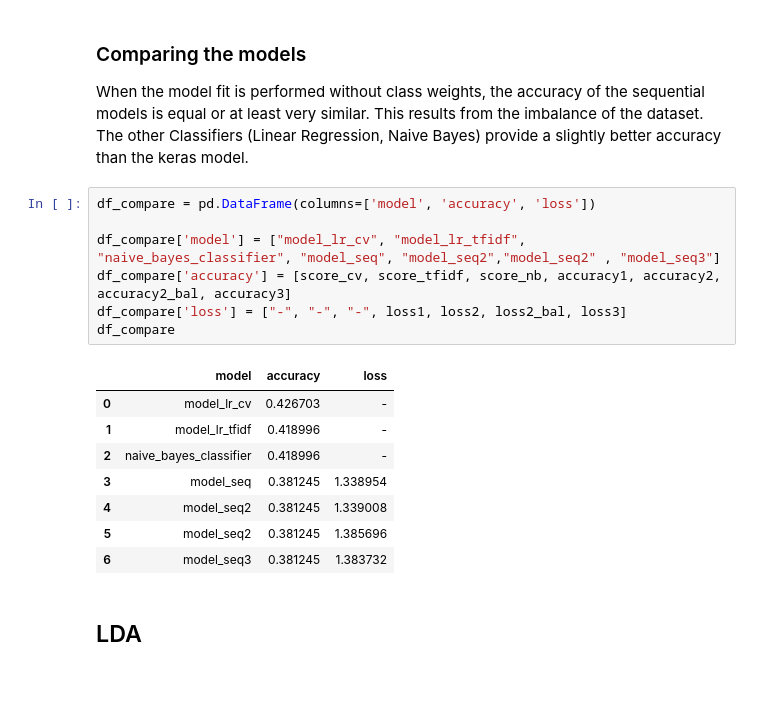
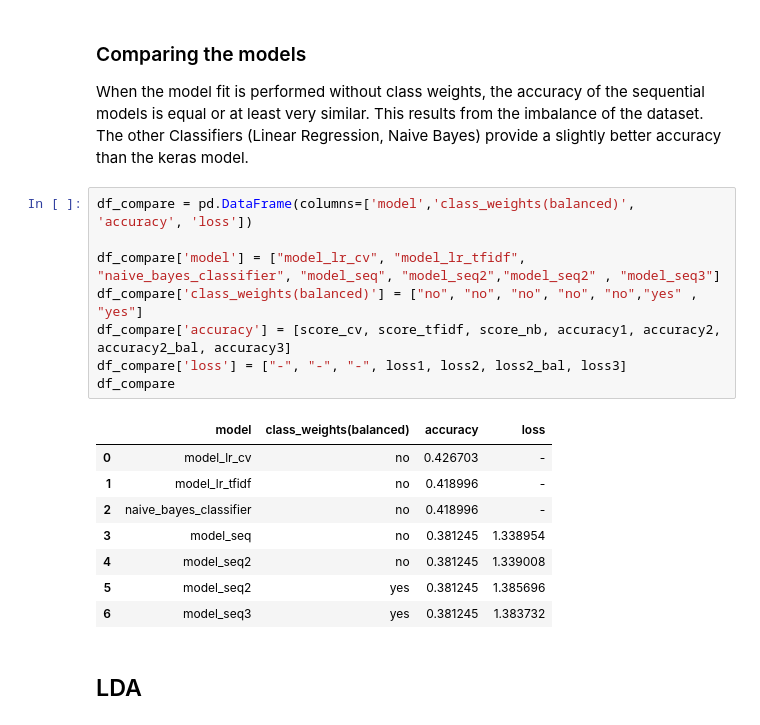
Before and after one commit to kiubb02/NLP_TheOffice_Project, a Jupyter notebook: main.ipynb, the cells around one changed output. Drawn from its saved outputs; the diff is of its cells as text; blank space fills up the shorter version.

```diff
--- a/main.ipynb
+++ b/main.ipynb
@@ -875,21 +875,22 @@ confusion matrix:
 ### Comparing the models
 When the model fit is performed without class weights, the accuracy of the sequential models is equal or at least very similar. This results from the imbalance of the dataset. The other Classifiers (Linear Regression, Naive Bayes) provide a slightly better accuracy than the keras model.
 # %%
-df_compare = pd.DataFrame(columns=['model', 'accuracy', 'loss'])
+df_compare = pd.DataFrame(columns=['model','class_weights(balanced)', 'accuracy', 'loss'])
 
 df_compare['model'] = ["model_lr_cv", "model_lr_tfidf", "naive_bayes_classifier", "model_seq", "model_seq2","model_seq2" , "model_seq3"]
+df_compare['class_weights(balanced)'] = ["no", "no", "no", "no", "no","yes" , "yes"]
 df_compare['accuracy'] = [score_cv, score_tfidf, score_nb, accuracy1, accuracy2, accuracy2_bal, accuracy3]
 df_compare['loss'] = ["-", "-", "-", loss1, loss2, loss2_bal, loss3]
 df_compare
 # %% [output]
-|  | model | accuracy | loss |
-| 0 | model_lr_cv | 0.426703 | - |
-| 1 | model_lr_tfidf | 0.418996 | - |
-| 2 | naive_bayes_classifier | 0.418996 | - |
-| 3 | model_seq | 0.381245 | 1.338954 |
-| 4 | model_seq2 | 0.381245 | 1.339008 |
-| 5 | model_seq2 | 0.381245 | 1.385696 |
-| 6 | model_seq3 | 0.381245 | 1.383732 |
+|  | model | class_weights(balanced) | accuracy | loss |
+| 0 | model_lr_cv | no | 0.426703 | - |
+| 1 | model_lr_tfidf | no | 0.418996 | - |
+| 2 | naive_bayes_classifier | no | 0.418996 | - |
+| 3 | model_seq | no | 0.381245 | 1.338954 |
+| 4 | model_seq2 | no | 0.381245 | 1.339008 |
+| 5 | model_seq2 | yes | 0.381245 | 1.385696 |
+| 6 | model_seq3 | yes | 0.381245 | 1.383732 |
 # %% [markdown]
 ## LDA
 # %% [markdown]
```
